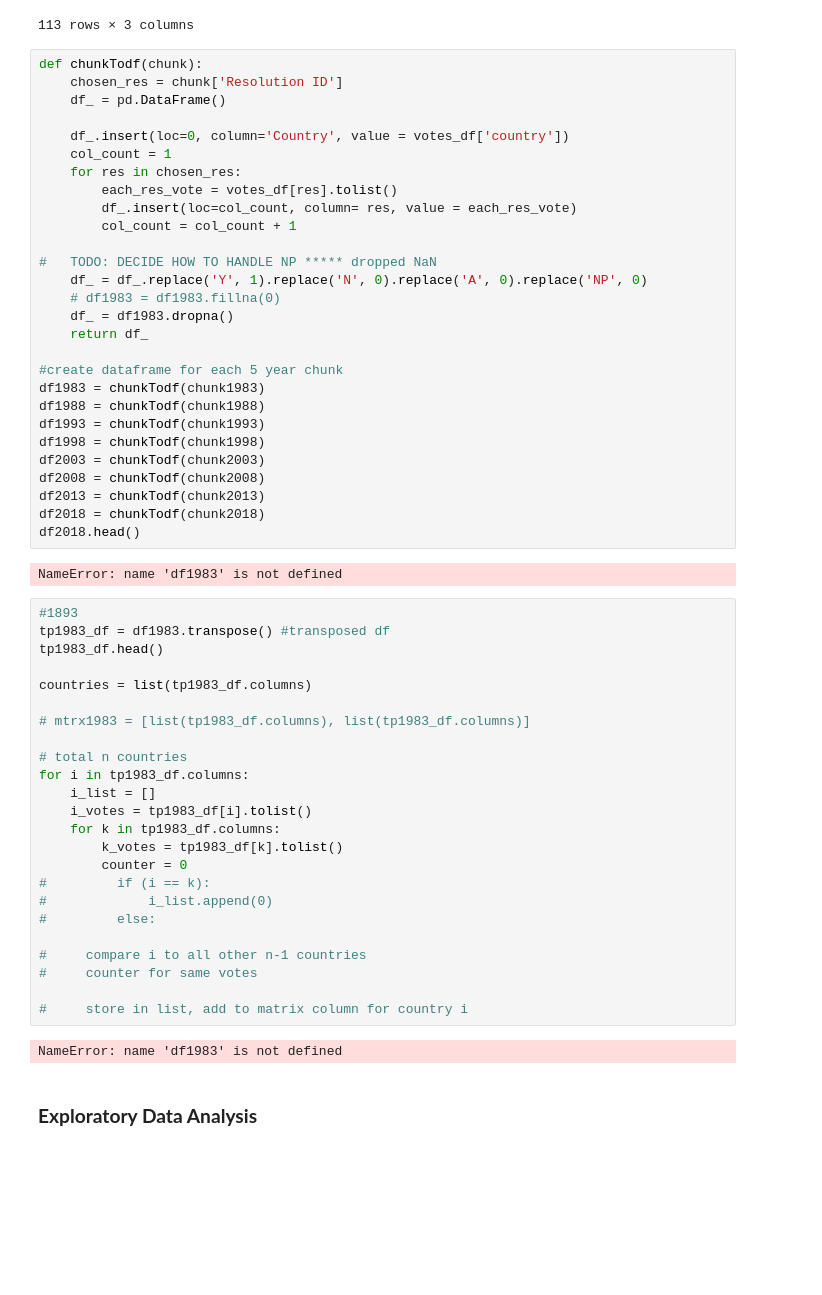
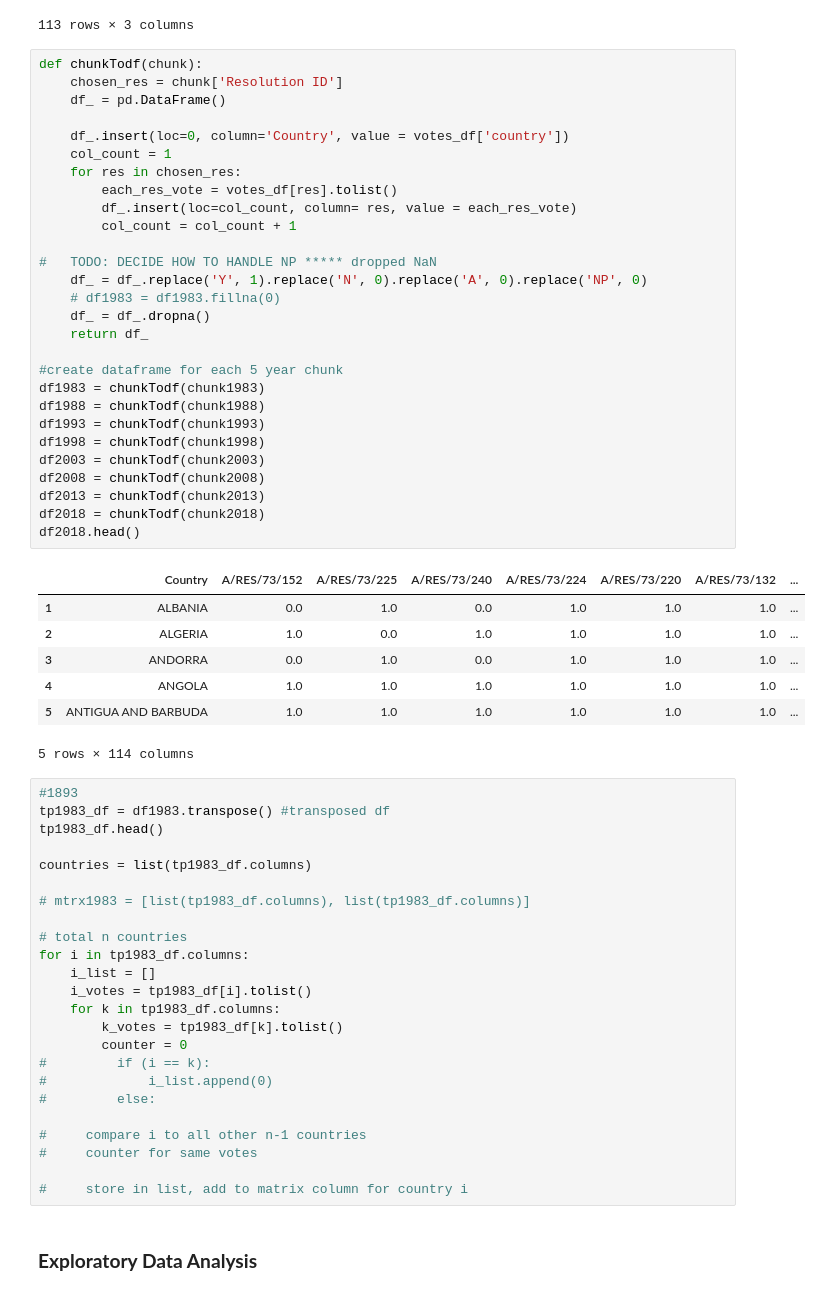
Before and after one commit to lbrown98/un-voting-patterns, a Jupyter notebook: get_un_voting_data.ipynb, the cells around one changed output. Saved outputs shown, nothing was run; the diff lists cells and outputs as text; blank space fills up the shorter version.

Commit message:
prose and small error fixes, plus index html update to match

```diff
--- a/get_un_voting_data.ipynb
+++ b/get_un_voting_data.ipynb
@@ -361,33 +364,39 @@ chunk2018
 # %%
 def chunkTodf(chunk):
     chosen_res = chunk['Resolution ID']
     df_ = pd.DataFrame()
 
     df_.insert(loc=0, column='Country', value = votes_df['country'])
     col_count = 1
     for res in chosen_res:
         each_res_vote = votes_df[res].tolist()
         df_.insert(loc=col_count, column= res, value = each_res_vote)
         col_count = col_count + 1
 
 #   TODO: DECIDE HOW TO HANDLE NP ***** dropped NaN
     df_ = df_.replace('Y', 1).replace('N', 0).replace('A', 0).replace('NP', 0)
     # df1983 = df1983.fillna(0)
-    df_ = df1983.dropna()
+    df_ = df_.dropna()
     return df_
 
 #create dataframe for each 5 year chunk
 df1983 = chunkTodf(chunk1983)
 df1988 = chunkTodf(chunk1988)
 df1993 = chunkTodf(chunk1993)
 df1998 = chunkTodf(chunk1998)
 df2003 = chunkTodf(chunk2003)
 df2008 = chunkTodf(chunk2008)
 df2013 = chunkTodf(chunk2013)
 df2018 = chunkTodf(chunk2018)
 df2018.head()
 # %% [output]
+|  | Country | A/RES/73/152 | A/RES/73/225 | A/RES/73/240 | A/RES/73/224 | A/RES/73/220 | A/RES/73/132 | ... |
+| 1 | ALBANIA | 0.0 | 1.0 | 0.0 | 1.0 | 1.0 | 1.0 | ... |
+| 2 | ALGERIA | 1.0 | 0.0 | 1.0 | 1.0 | 1.0 | 1.0 | ... |
+| 3 | ANDORRA | 0.0 | 1.0 | 0.0 | 1.0 | 1.0 | 1.0 | ... |
+| 4 | ANGOLA | 1.0 | 1.0 | 1.0 | 1.0 | 1.0 | 1.0 | ... |
+| 5 | ANTIGUA AND BARBUDA | 1.0 | 1.0 | 1.0 | 1.0 | 1.0 | 1.0 | ... |
-NameError: name 'df1983' is not defined
+5 rows × 114 columns
 # %%
 #1893
 tp1983_df = df1983.transpose() #transposed df
@@ -412,8 +421,6 @@ for i in tp1983_df.columns:
 #     counter for same votes
 
 #     store in list, add to matrix column for country i
-# %% [output]
-NameError: name 'df1983' is not defined
 # %% [markdown]
 ### **Exploratory Data Analysis**
 # %% [markdown]
```
Also changed, not shown: parts of 3 cells of this notebook, 1 other file.
